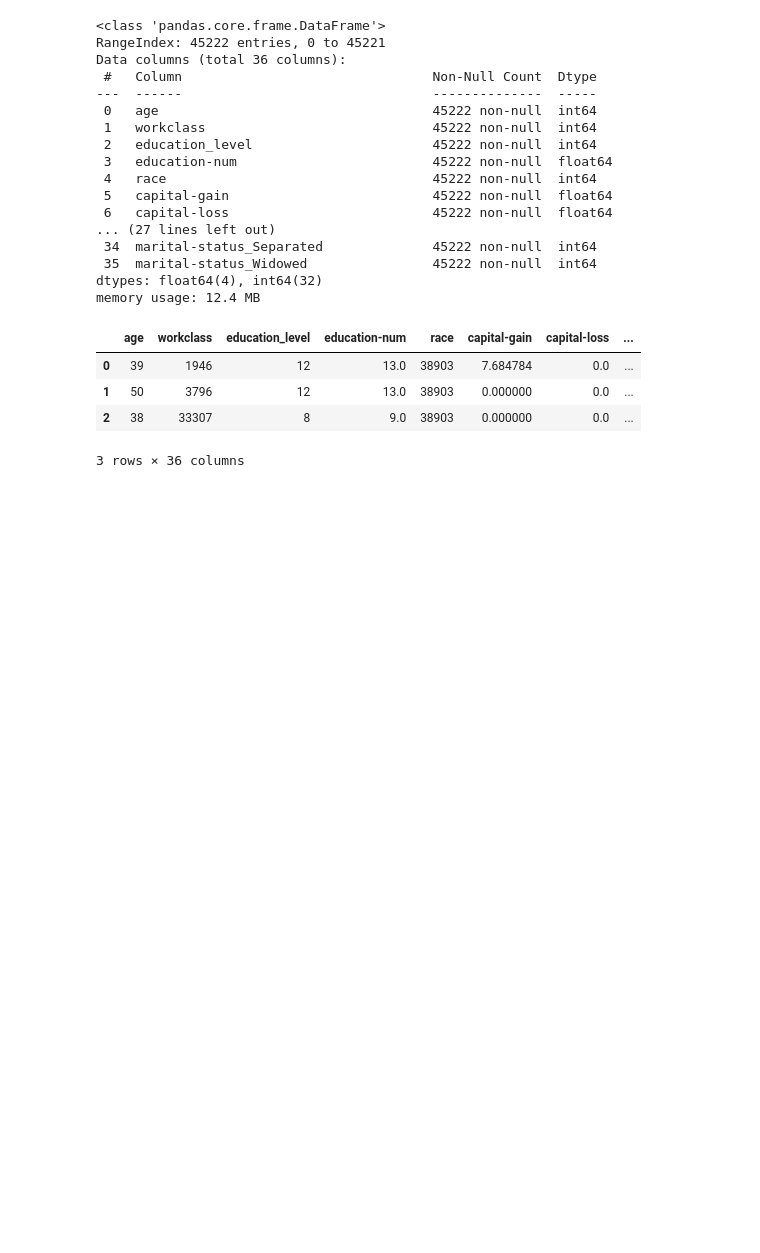
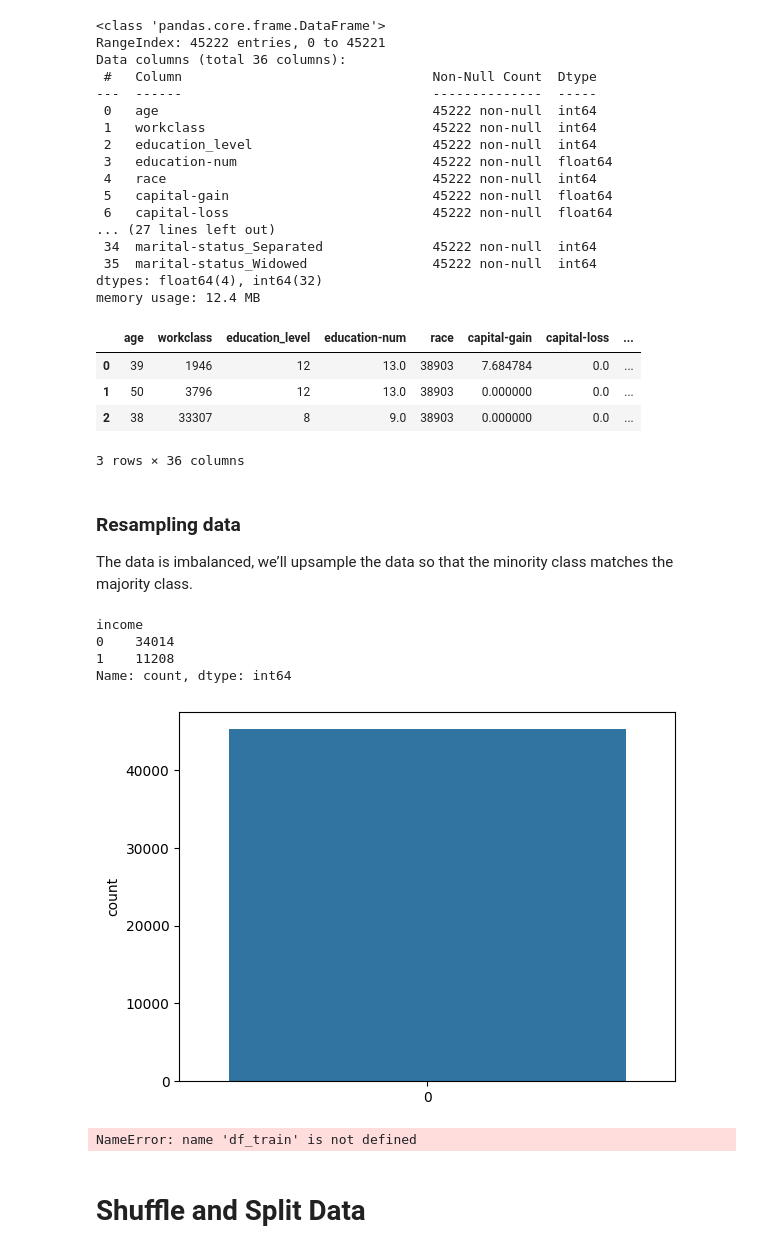
Before and after one commit to zhanshu21/fingding-donors, a Jupyter notebook: kaggle-competetion.ipynb, the cells around one changed output. Saved outputs shown, nothing was run; the diff lists cells and outputs as text; code cells hidden in the pictures; blank space fills up the shorter version.

```diff
--- a/kaggle-competetion.ipynb
+++ b/kaggle-competetion.ipynb
@@ -352,3 +353,32 @@ df_encoded.head(3)
 | 1 | 50 | 3796 | 12 | 13.0 | 38903 | 0.000000 | 0.0 | ... |
 | 2 | 38 | 33307 | 8 | 9.0 | 38903 | 0.000000 | 0.0 | ... |
 3 rows × 36 columns
+# %% [markdown]
+### Resampling data
+The data is imbalanced, we’ll upsample the data so that the minority class matches the majority class.
+# %%
+import seaborn as sns
+sns.countplot(df_encoded['income'])
+df_encoded['income'].value_counts()
+# %% [output]
+income
+0    34014
+1    11208
+Name: count, dtype: int64
+[figure, added]
+# %%
+from sklearn.utils import resample
+#create two different dataframe of majority and minority class
+df_majority = df_train[(df_train['Is_Lead']==0)]
+df_minority = df_train[(df_train['Is_Lead']==1)]
+# upsample minority class
+df_minority_upsampled = resample(df_minority,
+                                 replace=True,    # sample with replacement
+                                 n_samples= 131177, # to match majority class
+                                 random_state=42)  # reproducible results
+# Combine majority class with upsampled minority class
+df_upsampled = pd.concat([df_minority_upsampled, df_majority])
+# %% [output]
+NameError: name 'df_train' is not defined
+# %% [markdown]
+# Shuffle and Split Data
```
Also changed, not shown: parts of 23 cells of this notebook.
